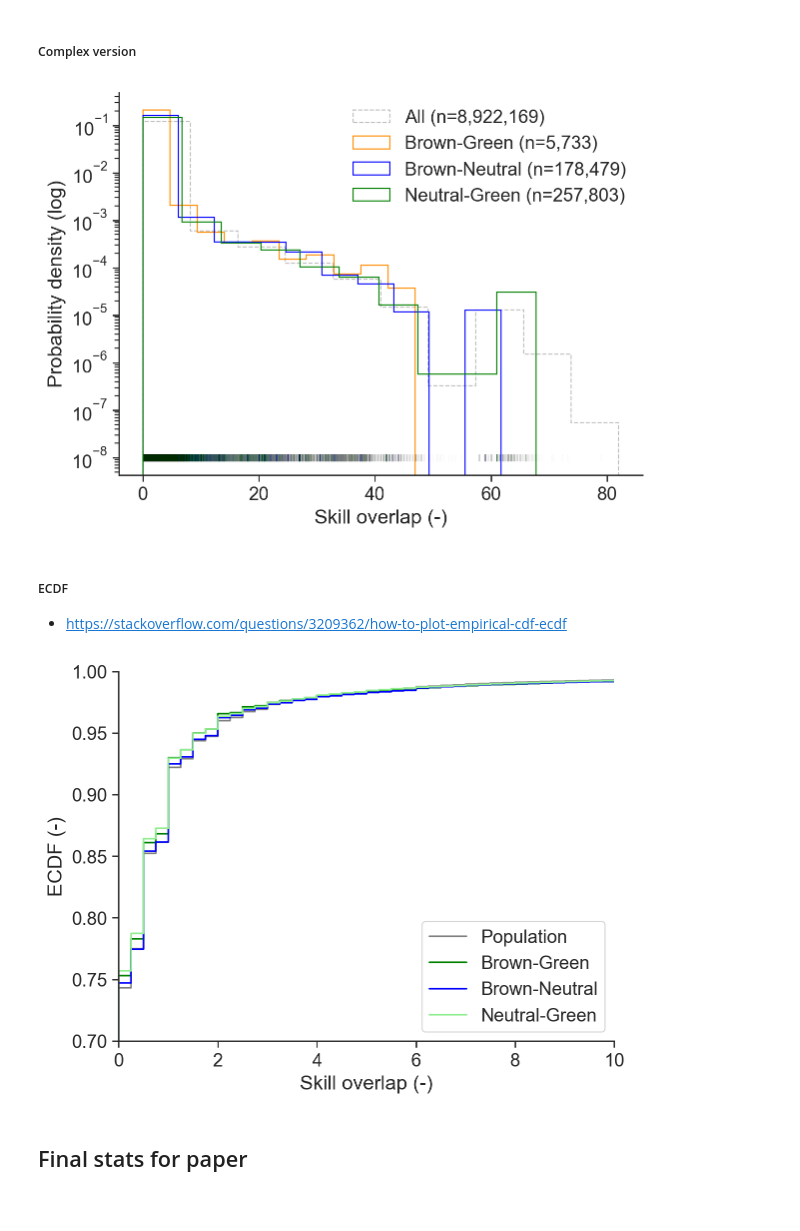
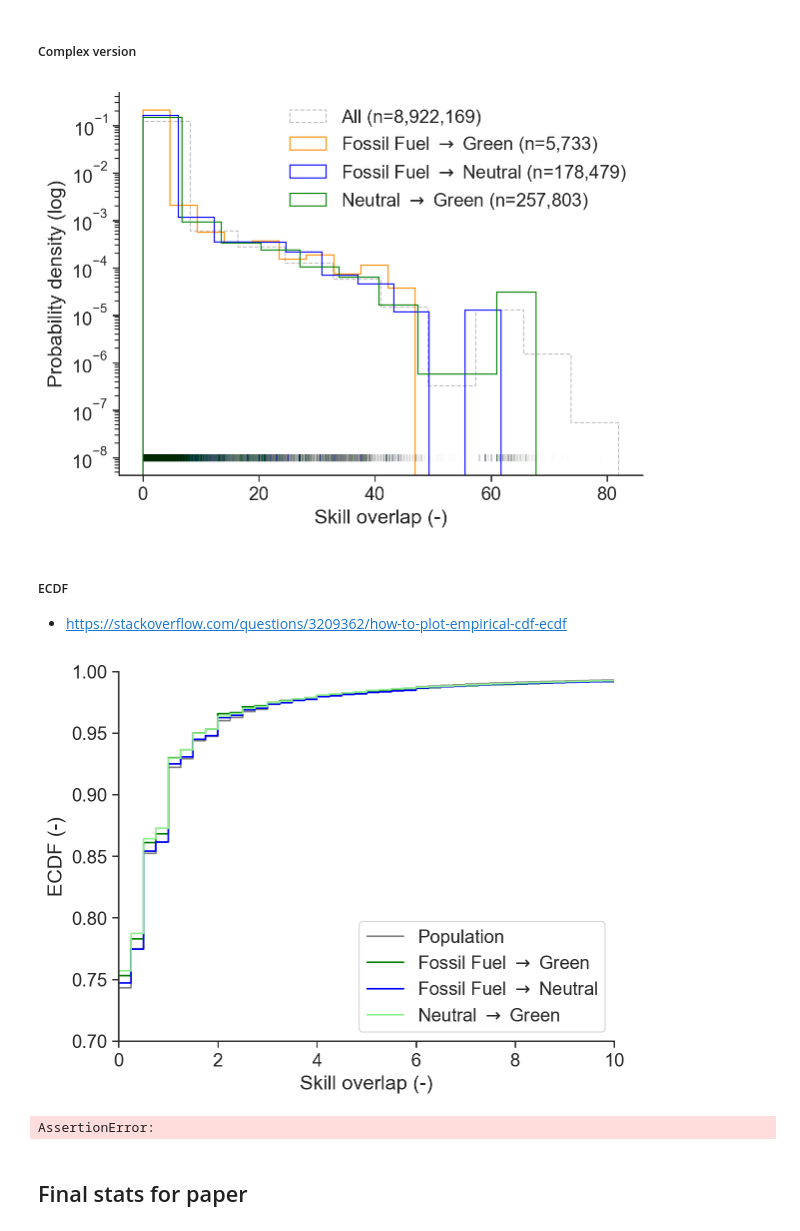
Before and after one commit to derpyninja/re4gt, a Jupyter notebook: notebooks/new/12-fz-reskilling-intensity-analysis.ipynb, the cells around one changed output. Saved outputs shown, nothing was run; the diff lists cells and outputs as text; code cells hidden in the pictures.

```diff
--- a/notebooks/new/12-fz-reskilling-intensity-analysis.ipynb
+++ b/notebooks/new/12-fz-reskilling-intensity-analysis.ipynb
@@ -660,7 +657,7 @@ cols = ["sim_all", "sim_brown_gn_slt"]
 colors = ["grey", "darkorange"]
 labels = [
     "All (n={:,})",
-    "Brown to N/G (n={:,})",
+    r"Fossil Fuel $\rightarrow$ Neutral/Green (n={:,})",
 ]
 linestyles = ["--", "-"]
 alphas = [0.5, alpha_sample]
@@ -726,8 +723,8 @@ cols = ["sim_all", "sim_brown_gn_sl", "sim_brown_gn_slt"]
 colors = ["grey", "peachpuff", "darkorange"]
 labels = [
     "All (n={:,})",
-    "Brown (FFPO) to N/G (n={:,})",
-    "Brown (FFPOTC) to N/G (n={:,})",
+    r"Fossil Fuel $\rightarrow$ N/G (n={:,})",
+    r"Fossil Fuel (TC) $\rightarrow$ N/G (n={:,})",
 ]
 linestyles = ["--", "-", "-"]
 alphas = [0.5, alpha_sample, alpha_sample]
@@ -785,7 +782,7 @@ fig, ax = plt.subplots()
 
 cols = ["sim_all", "sim_brown_gn"]
 colors = ["grey", "orange"]
-labels = ["Population", "Brown-Neutral/Green"]
+labels = ["All", r"Fossil Fuel $\rightarrow$ Neutral/Green"]
 
 for col, color, label in zip(cols, colors, labels):
     x = df3[col].dropna()
@@ -833,9 +830,9 @@ cols = ["sim_all", "sim_brown_green", "sim_brown_neutral", "sim_neutral_green"]
 colors = ["grey", "darkorange", "blue", "green"]
 labels = [
     "All (n={:,})",
-    "Brown-Green (n={:,})",
-    "Brown-Neutral (n={:,})",
-    "Neutral-Green (n={:,})",
+    r"Fossil Fuel $\rightarrow$ Green (n={:,})",
+    r"Fossil Fuel $\rightarrow$ Neutral (n={:,})",
+    r"Neutral $\rightarrow$ Green (n={:,})",
 ]
 linestyles = ["--", "-", "-", "-"]
 alphas = [0.5, alpha_sample, alpha_sample, alpha_sample]
@@ -856,34 +853,34 @@ for col, color, label, linestyle, alpha in zip(
         histtype=histtype,
         stacked=stacked,
         fill=fill,
         alpha=alpha,
         label=label.format(x.shape[0]),
         color=color,
         linestyle=linestyle,
     )
 
     # rugplots
     ax.plot(x, [y_loc_rug] * len(x), '|', color=color, alpha=alpha_rug)
 
 # style
 plt.legend(loc="upper right", fancybox=False, frameon=False)
 plt.xlabel("Skill overlap (-)")
 plt.ylabel("Probability density (log)")
 sns.despine()
 plt.tight_layout()
 
 # save
 plt.savefig(
     os.path.join(
         useful_paths.figure_dir,
         "reskilling_intensity",
         "skill_overlap_histogram_extended_{}.png".format(clsf_version),
     ),
     bbox_inches="tight",
     dpi=300,
 )
 # %% [output]
-[figure, old version]
+[figure, new version]
 # %% [markdown]
 ##### ECDF
 - https://stackoverflow.com/questions/3209362/how-to-plot-empirical-cdf-ecdf
@@ -896,7 +893,7 @@ fig, ax = plt.subplots()
 
 cols = ["sim_all", "sim_brown_green", "sim_brown_neutral", "sim_neutral_green"]
 colors = ["grey", "green", "blue", "lightgreen"]
-labels = ["Population", "Brown-Green", "Brown-Neutral", "Neutral-Green"]
+labels = ["Population", r"Fossil Fuel $\rightarrow$ Green", r"Fossil Fuel $\rightarrow$ Neutral", r"Neutral $\rightarrow$ Green"]
 
 for col, color, label in zip(cols, colors, labels):
     sample = df2[col].dropna()
@@ -921,7 +918,11 @@ plt.savefig(
     dpi=300,
 )
 # %% [output]
-[figure, old version]
+[figure, new version]
+# %%
+assert 1 == 2
+# %% [output]
+AssertionError:
 # %% [markdown]
 ## Final stats for paper
 # %% [markdown]
```
Also changed, not shown: parts of 10 cells of this notebook, 4 other files.
